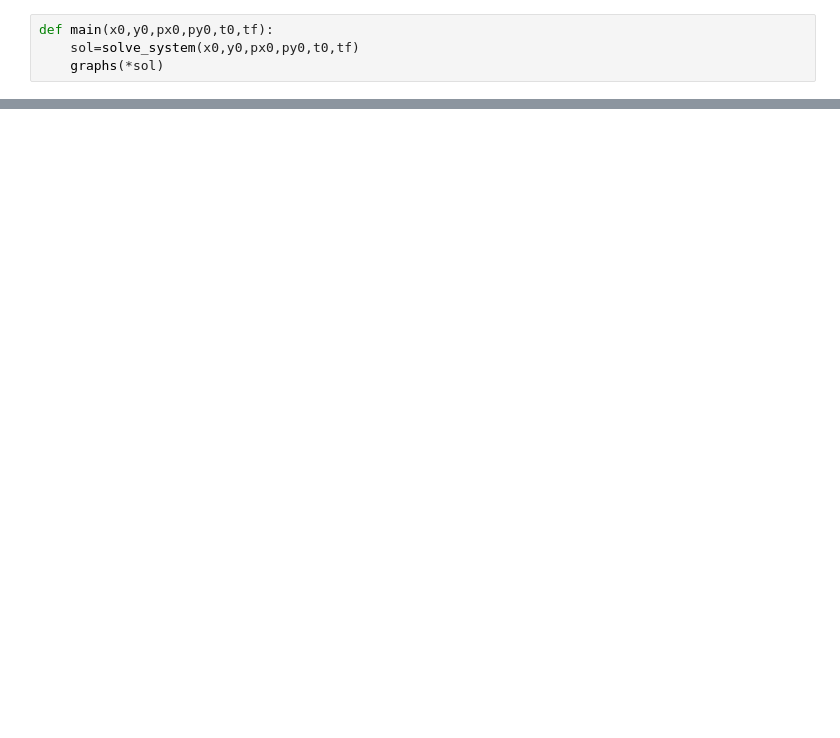
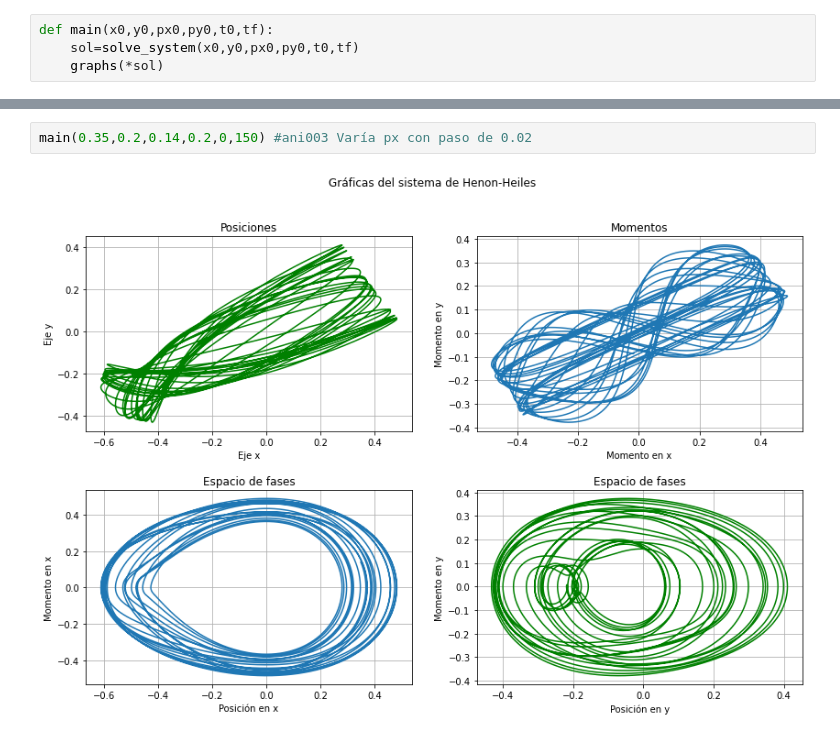
Before and after one commit to KaboomPhysicist/Mecanica-Workshop, a Jupyter notebook: Tarea 3/Tarea 3.ipynb, the cells around one changed output, grey strips where cells are left out. Drawn from its saved outputs; the diff is of its cells as text; blank space fills up the shorter version.

```diff
--- a/Tarea 3/Tarea 3.ipynb
+++ b/Tarea 3/Tarea 3.ipynb
@@ -102,0 +103,4 @@ main(0.1,0,0,0,0,150)
+# %%
+main(0.35,0.2,0.14,0.2,0,150) #ani003 Varía px con paso de 0.02
+# %% [output]
+[figure, added]
```
Also changed, not shown: parts of 5 cells of this notebook, 1 other file.
